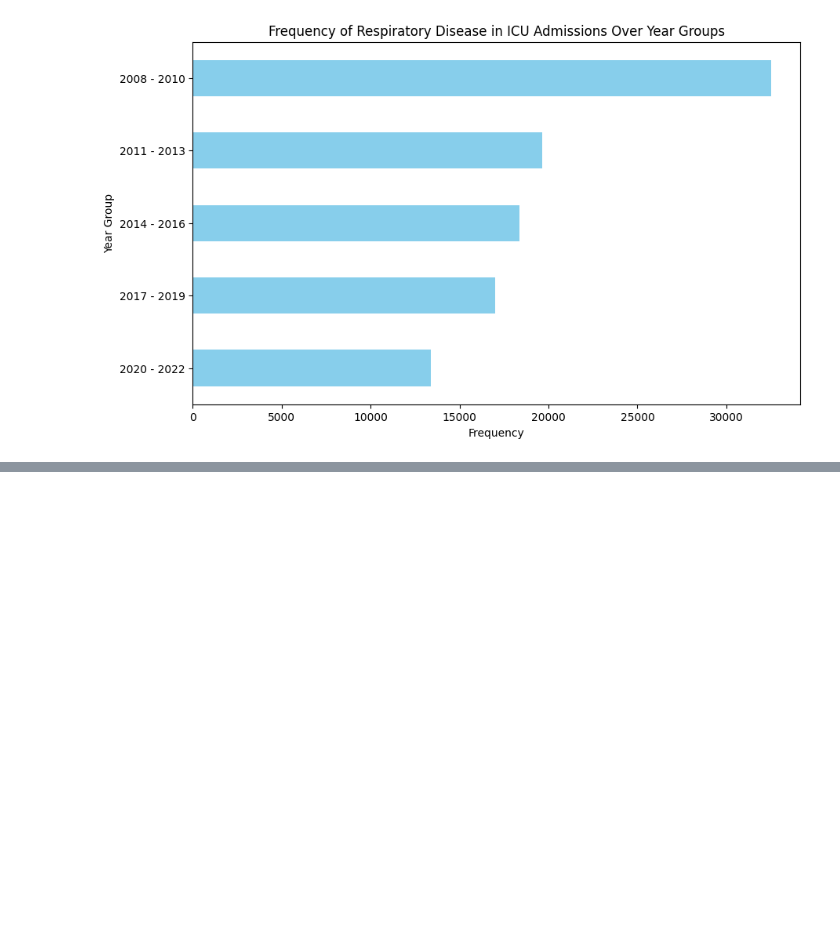
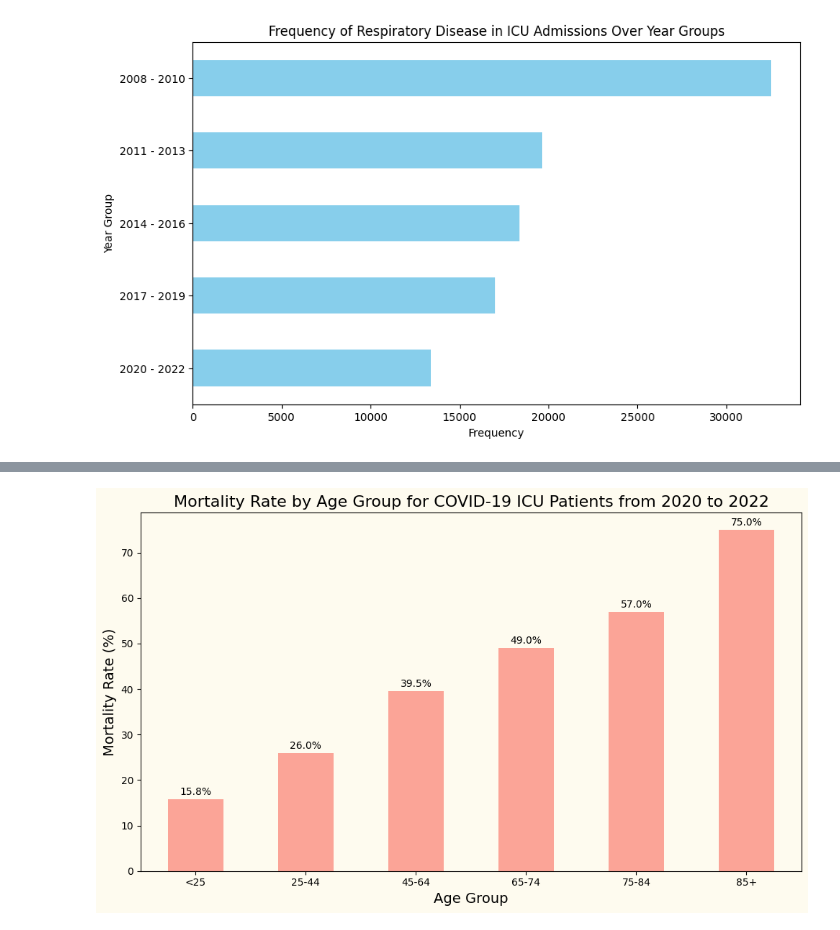
Before and after one commit to JewelsHovan/Milestone-I, a Jupyter notebook: src/Covid_Analysis.ipynb, the cells around one changed output, grey strips where cells are left out. Saved outputs shown, nothing was run; the diff lists cells and outputs as text; code cells hidden in the pictures; blank space fills up the shorter version.

```diff
--- a/src/Covid_Analysis.ipynb
+++ b/src/Covid_Analysis.ipynb
@@ -418,0 +323,33 @@ prescriptions_table
+# %%
+def plot_mortality_by_age_group(covid_diagnoses):
+    covid_diagnoses = covid_diagnoses.copy()
+
+    # Calculate mortality rate by age group
+    age_mortality = covid_diagnoses.groupby('age_group').agg(
+        total_patients=('subject_id', 'nunique'),
+        deaths=('is_dead', 'sum')
+    )
+    age_mortality.loc[:, 'mortality_rate'] = age_mortality['deaths'] / age_mortality['total_patients'] * 100
+
+    # Plotting
+    plt.figure(figsize=(10, 6), facecolor='#fefbef')
+
+    age_mortality['mortality_rate'].plot(kind='bar', color='salmon', alpha=0.7)
+    plt.title('Mortality Rate by Age Group for COVID-19 ICU Patients from 2020 to 2022', fontsize=16)
+    plt.xlabel('Age Group', fontsize=14)
+    plt.ylabel('Mortality Rate (%)', fontsize=14)
+    plt.xticks(rotation=0)
+
+    # Add value labels on top of bars
+    for index, value in enumerate(age_mortality['mortality_rate']):
+        plt.text(index, value + 0.5, f'{value:.1f}%', ha='center', va='bottom')
+
+    plt.tight_layout()
+    plt.show()
+
+
+# lets filter for 2020 to 2022 year group which is peak of covid
+covid_diagnoses_filtered = covid_diagnoses[covid_diagnoses['anchor_year_group'] == '2020 - 2022']
+plot_mortality_by_age_group(covid_diagnoses_filtered)
+# %% [output]
+[figure, added]
```
Also changed, not shown: parts of 78 cells of this notebook, 3 other files.
